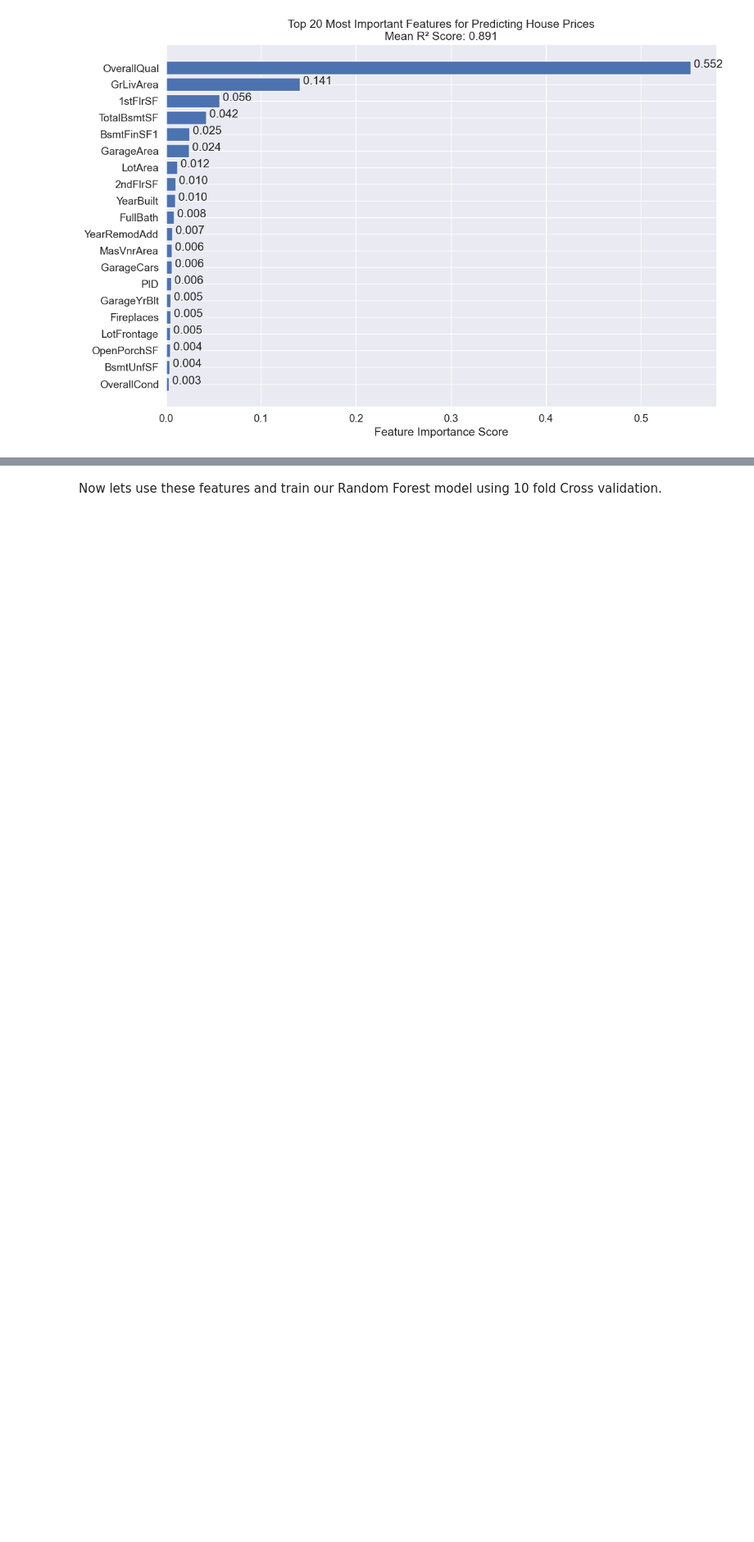
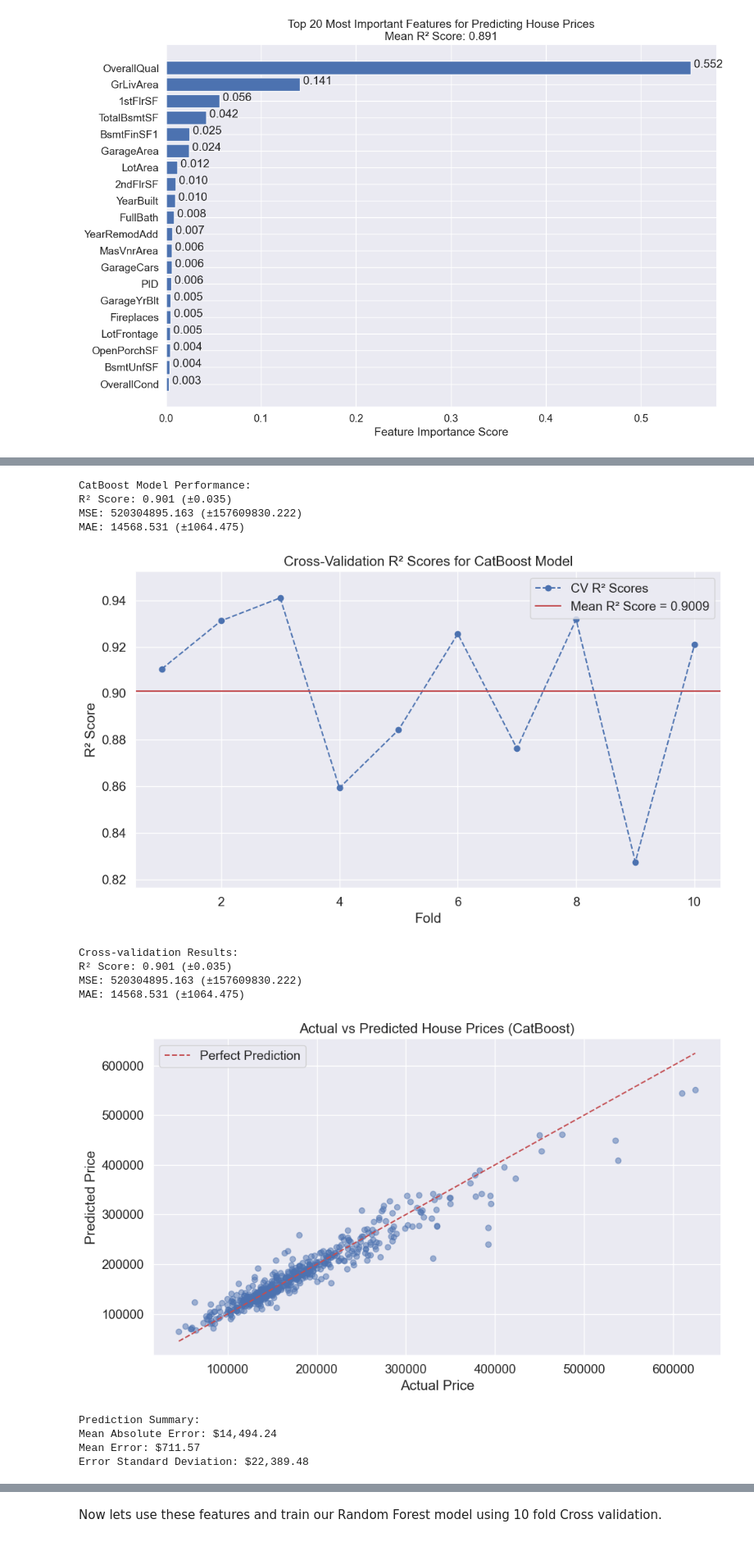
Before and after one commit to haidermumtaz/Machine-Learning-Project, a Jupyter notebook: housing_data_analysis.ipynb, the cells around one changed output, grey strips where cells are left out. Shown at 82% size. Drawn from its saved outputs; the diff is of its cells as text; code cells hidden in the pictures; blank space fills up the shorter version.

```diff
--- a/housing_data_analysis.ipynb
+++ b/housing_data_analysis.ipynb
@@ -297,0 +362,39 @@ Top 10 Most Important Features:
+# %%
+
+catboost_results = model.catboost_train_model(
+    data=train_data,
+    target_column='SalePrice',
+    features=top_features
+)
+
+# Print basic results
+print("\nCatBoost Model Performance:")
+print(f"R² Score: {catboost_results['scores']['mean_r2']:.3f} (±{catboost_results['scores']['std_r2']:.3f})")
+print(f"MSE: {catboost_results['scores']['mean_mse']:.3f} (±{catboost_results['scores']['std_mse']:.3f})")
+print(f"MAE: {catboost_results['scores']['mean_mae']:.3f} (±{catboost_results['scores']['std_mae']:.3f})")
+# %% [output]
+CatBoost Model Performance:
+R² Score: 0.901 (±0.035)
+MSE: 520304895.163 (±157609830.222)
+MAE: 14568.531 (±1064.475)
+# %%
+# After training your CatBoost model
+model.plot_catboost_cv_results(catboost_results['fold_scores'], catboost_results['scores'])
+catboost_predictions = model.catboost_make_predictions(
+    model=catboost_results['model'],
+    data=test_data,
+    features=top_features,
+    target_column='SalePrice',
+    log_transformed=False
+)
+# %% [output]
+[figure, added]
+Cross-validation Results:
+R² Score: 0.901 (±0.035)
+MSE: 520304895.163 (±157609830.222)
+MAE: 14568.531 (±1064.475)
+[figure, added]
+Prediction Summary:
+Mean Absolute Error: $14,494.24
+Mean Error: $711.57
+Error Standard Deviation: $22,389.48
```
Also changed, not shown: parts of 14 cells of this notebook, 3 other files.
